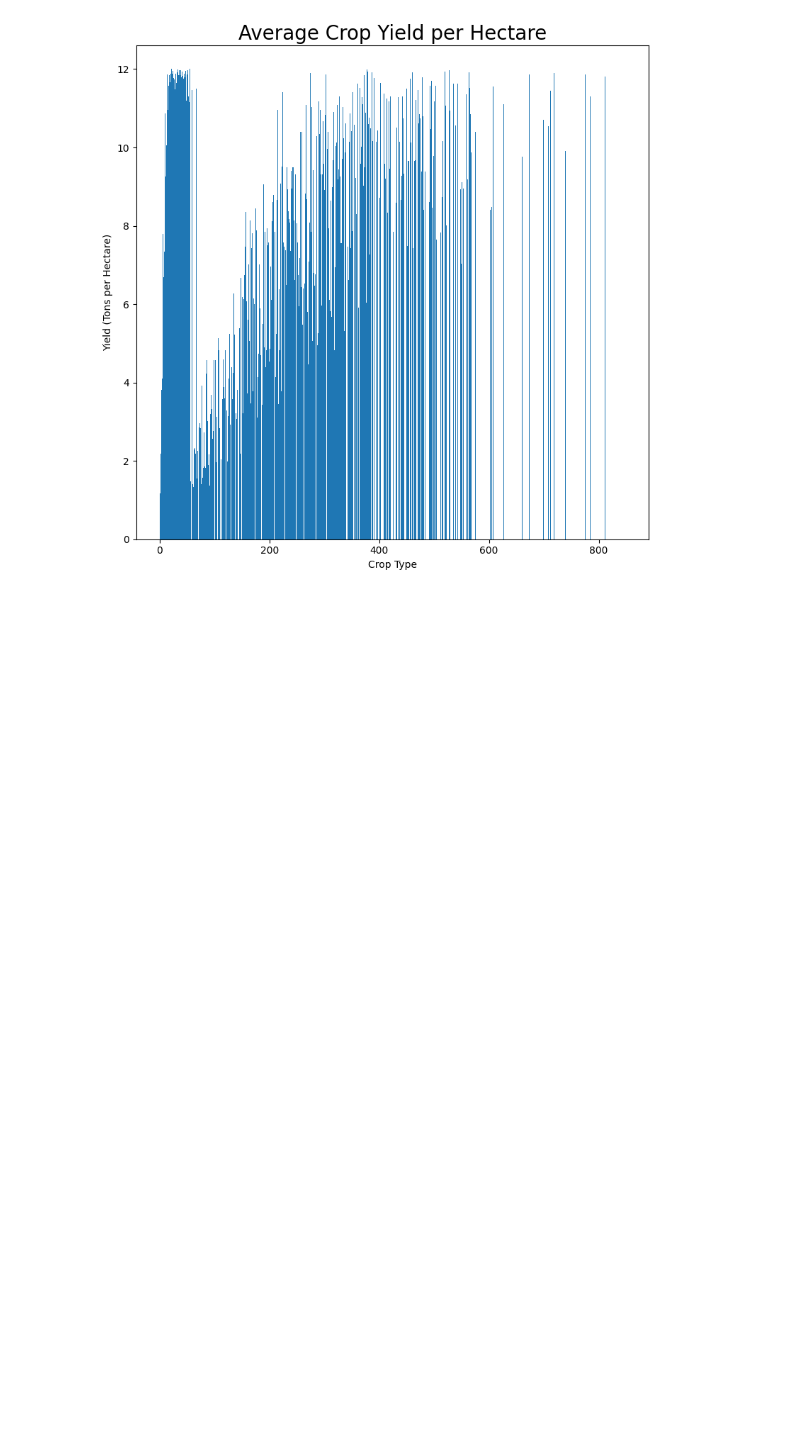
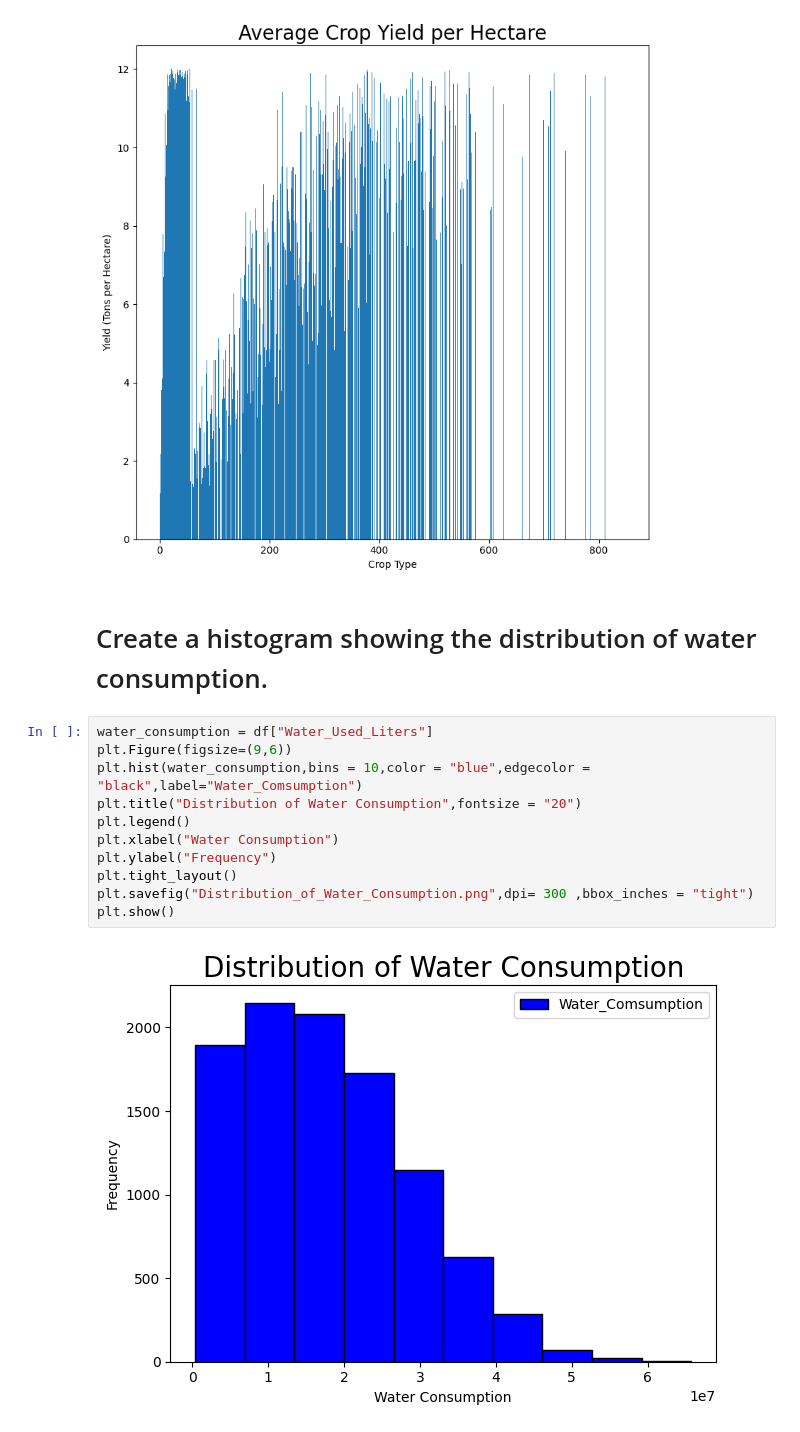
Before and after one commit to Engr-Jawad/Data-Science-Projects, a Jupyter notebook: agricultural_water_efficiency/Data_Visualaization.ipynb, the cells around one changed output. Drawn from its saved outputs; the diff is of its cells as text; blank space fills up the shorter version.

Commit message:
distribution of water consumption are viusaliaze

```diff
--- a/agricultural_water_efficiency/Data_Visualaization.ipynb
+++ b/agricultural_water_efficiency/Data_Visualaization.ipynb
@@ -37,3 +37,18 @@ plt.savefig("crop_yield_per_Hectares.png",bbox_inches = "tight",dpi= 300)
 plt.show()
 # %% [output]
 [figure]
+# %% [markdown]
+# Create a histogram showing the distribution of water consumption.
+# %%
+water_consumption = df["Water_Used_Liters"]
+plt.Figure(figsize=(9,6))
+plt.hist(water_consumption,bins = 10,color = "blue",edgecolor = "black",label="Water_Comsumption")
+plt.title("Distribution of Water Consumption",fontsize = "20")
+plt.legend()
+plt.xlabel("Water Consumption")
+plt.ylabel("Frequency")
+plt.tight_layout()
+plt.savefig("Distribution_of_Water_Consumption.png",dpi= 300 ,bbox_inches = "tight")
+plt.show()
+# %% [output]
+[figure, added]
```
Also changed, not shown: 1 other file.
